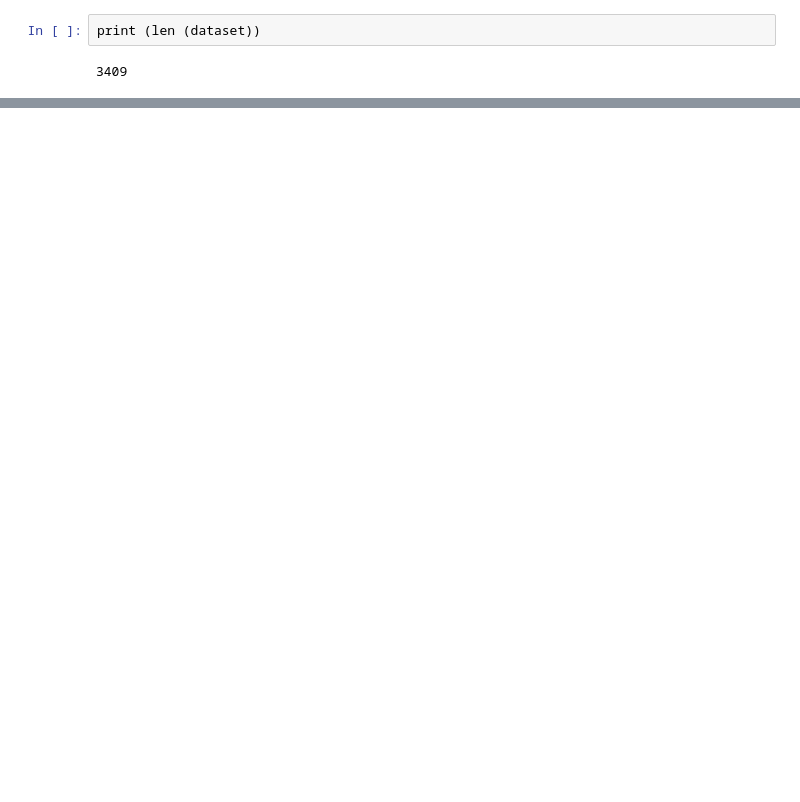
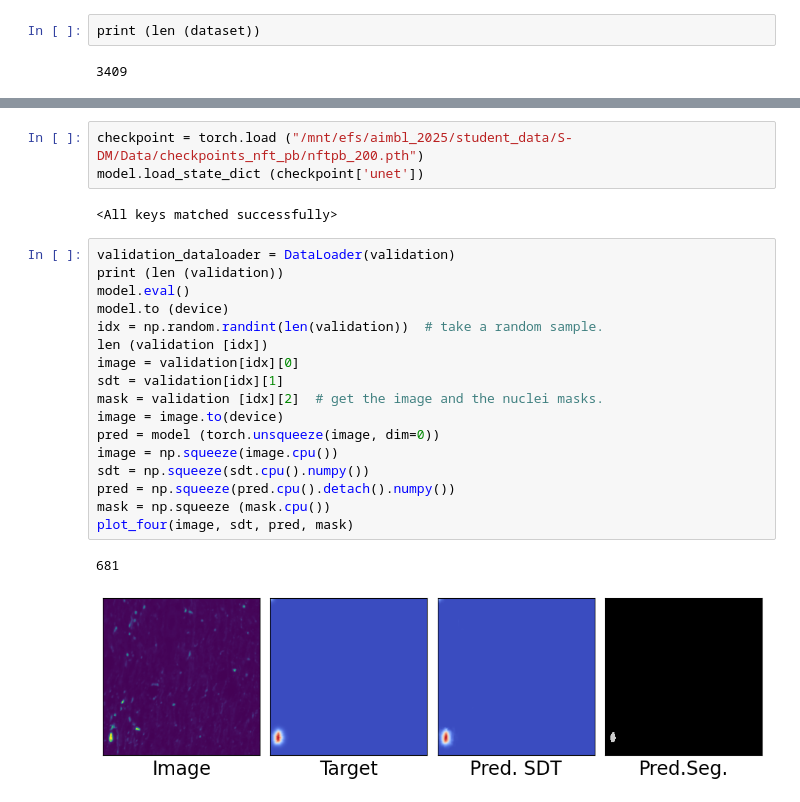
Before and after one commit to LDM-labstuff/masketeers, a Jupyter notebook: notebooks/nft_pb_dataloader.ipynb, the cells around one changed output, grey strips where cells are left out. Cells and saved outputs as stored; diff of their text form; blank space fills up the shorter version.

```diff
--- a/notebooks/nft_pb_dataloader.ipynb
+++ b/notebooks/nft_pb_dataloader.ipynb
@@ -563,0 +728,25 @@ print ("Training completed!")
+# %%
+checkpoint = torch.load ("/mnt/efs/aimbl_2025/student_data/S-DM/Data/checkpoints_nft_pb/nftpb_200.pth")
+model.load_state_dict (checkpoint['unet'])
+# %% [output]
+<All keys matched successfully>
+# %%
+validation_dataloader = DataLoader(validation)
+print (len (validation))
+model.eval()
+model.to (device)
+idx = np.random.randint(len(validation))  # take a random sample.
+len (validation [idx])
+image = validation[idx][0]
+sdt = validation[idx][1]
+mask = validation [idx][2]  # get the image and the nuclei masks.
+image = image.to(device)
+pred = model (torch.unsqueeze(image, dim=0))
+image = np.squeeze(image.cpu())
+sdt = np.squeeze(sdt.cpu().numpy())
+pred = np.squeeze(pred.cpu().detach().numpy())
+mask = np.squeeze (mask.cpu())
+plot_four(image, sdt, pred, mask)
+# %% [output]
+681
+[figure, added]
```
Also changed, not shown: parts of 13 cells of this notebook.
